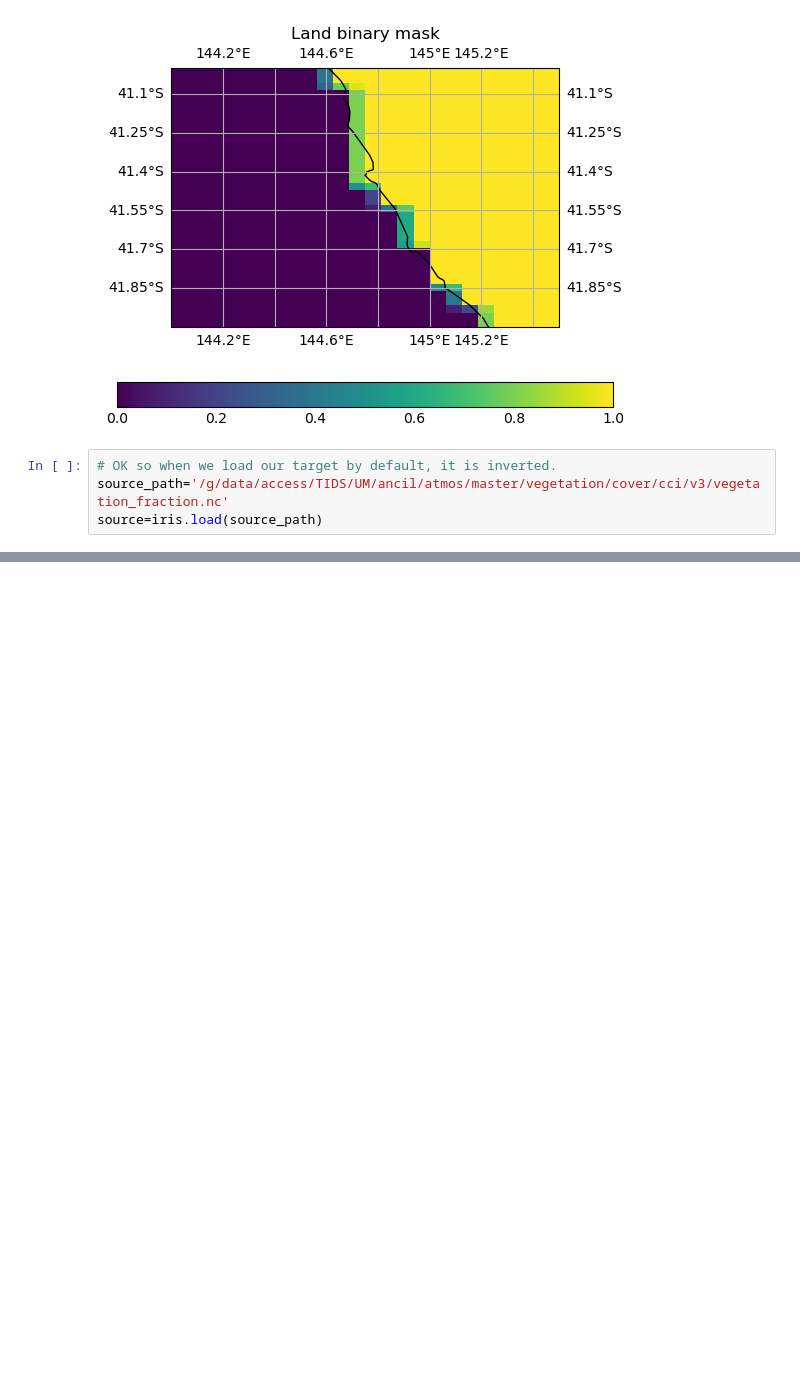
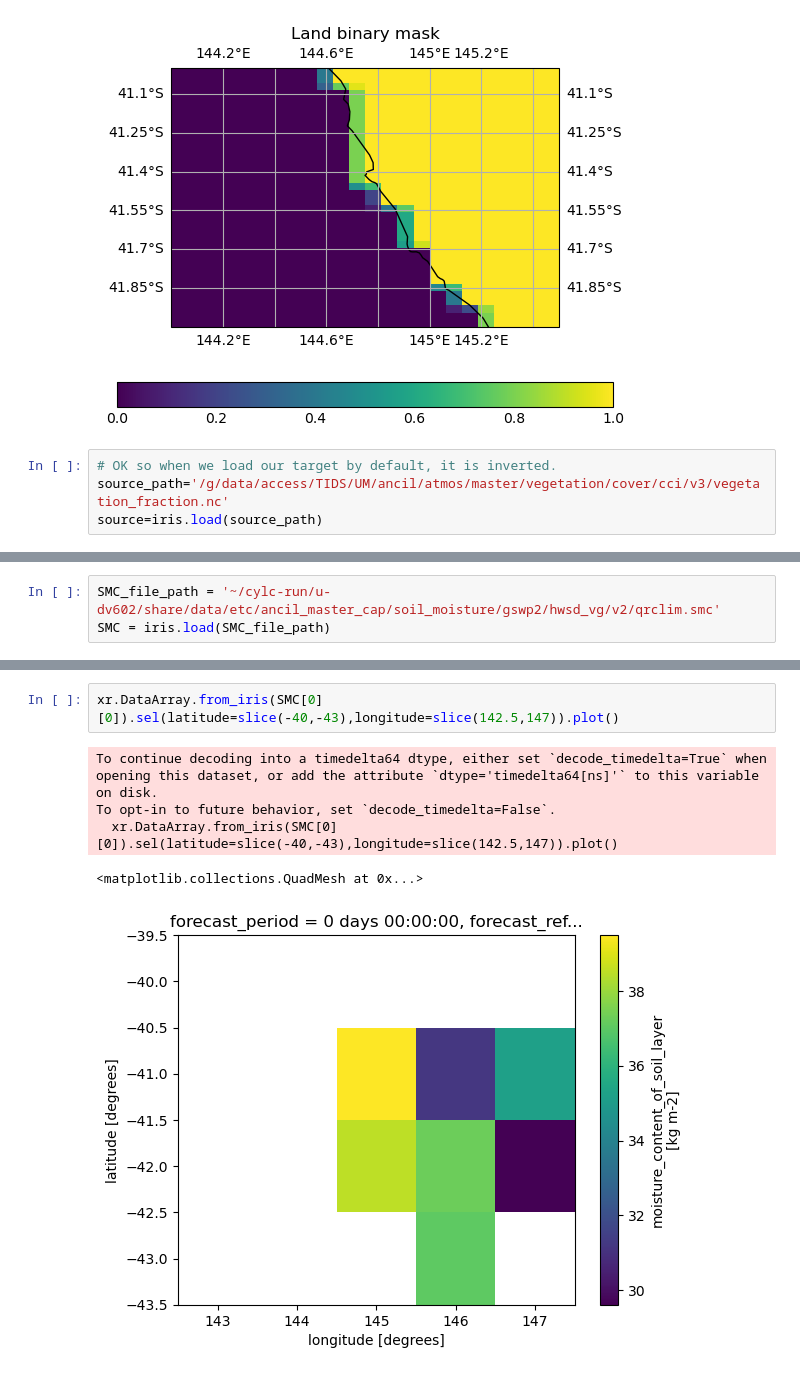
Before and after one commit to 21centuryweather/UM_configuration_tools, a Jupyter notebook: notebooks/Plot_UM_MOM6_meshes.ipynb, the cells around one changed output, grey strips where cells are left out. Drawn from its saved outputs; the diff is of its cells as text; blank space fills up the shorter version.

```diff
--- a/notebooks/Plot_UM_MOM6_meshes.ipynb
+++ b/notebooks/Plot_UM_MOM6_meshes.ipynb
@@ -185,0 +198,3 @@ source=iris.load(source_path)
+# %%
+SMC_file_path = '~/cylc-run/u-dv602/share/data/etc/ancil_master_cap/soil_moisture/gswp2/hwsd_vg/v2/qrclim.smc'
+SMC = iris.load(SMC_file_path)
@@ -185,0 +204,8 @@ source=iris.load(source_path)
+# %%
+xr.DataArray.from_iris(SMC[0][0]).sel(latitude=slice(-40,-43),longitude=slice(142.5,147)).plot()
+# %% [output]
+To continue decoding into a timedelta64 dtype, either set `decode_timedelta=True` when opening this dataset, or add the attribute `dtype='timedelta64[ns]'` to this variable on disk.
+To opt-in to future behavior, set `decode_timedelta=False`.
+  xr.DataArray.from_iris(SMC[0][0]).sel(latitude=slice(-40,-43),longitude=slice(142.5,147)).plot()
+<matplotlib.collections.QuadMesh at 0x...>
+[figure, added]
```
Also changed, not shown: parts of 3 cells of this notebook, 2 other files.
